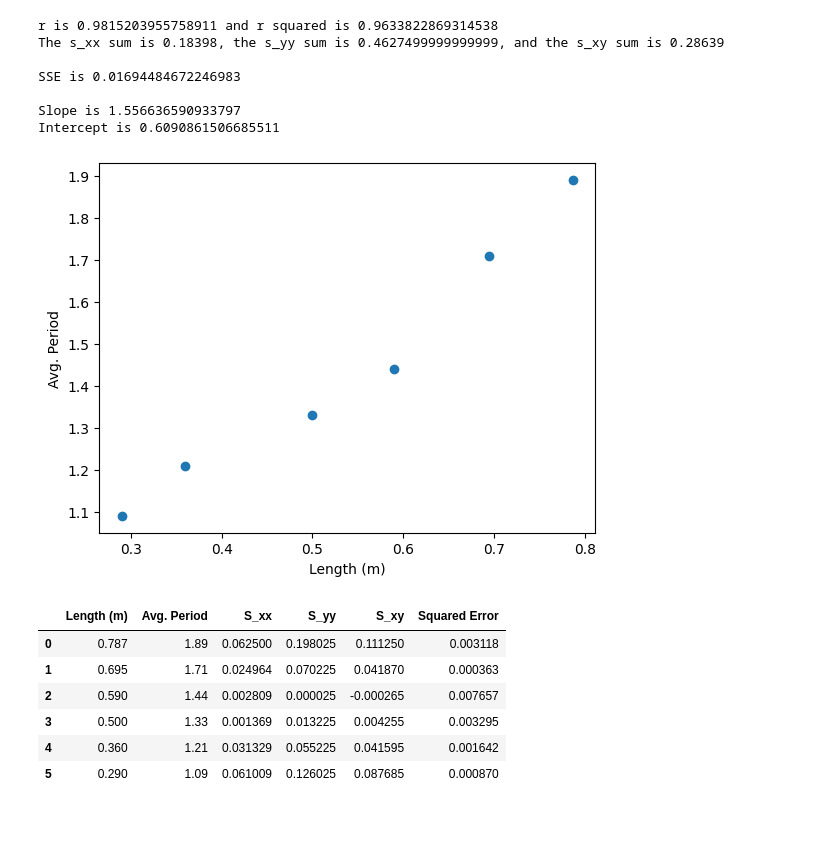
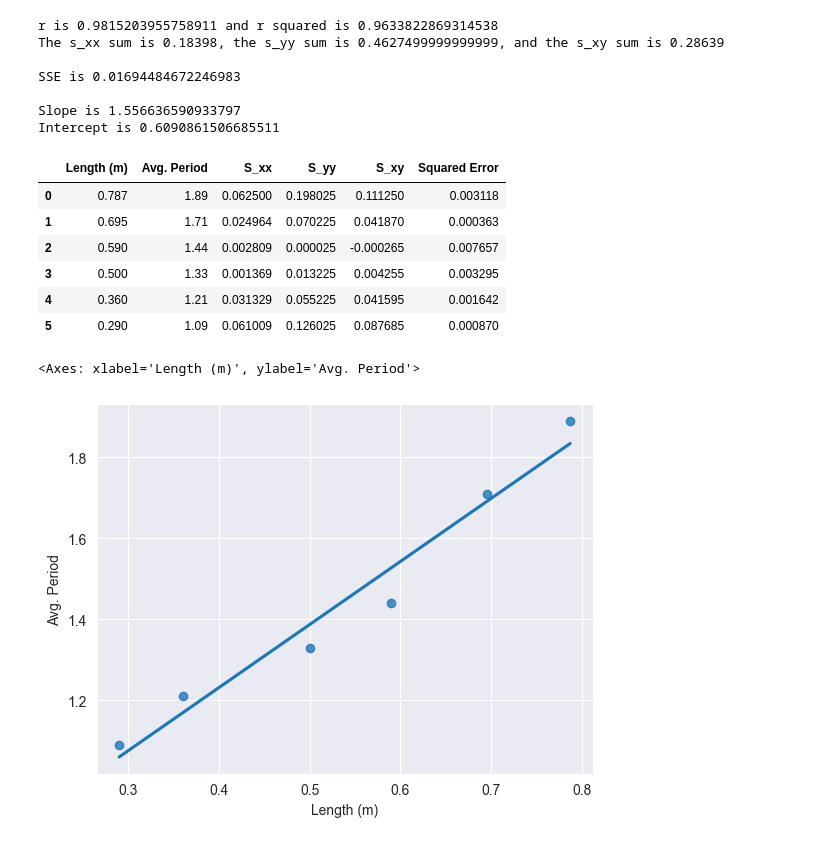
Before and after one commit to WarnerVance/Pendulum-lab, a Jupyter notebook: Linear data.ipynb, the cells around one changed output. Cells and saved outputs as stored; diff of their text form; code cells hidden in the pictures.

Commit message:
Added a seaborn regression plot containing a line of best fit

```diff
--- a/Linear data.ipynb
+++ b/Linear data.ipynb
@@ -109,14 +109,8 @@ SSE is 0.01694484672246983
 Slope is 1.556636590933797
 Intercept is 0.6090861506685511
 # %%
-plt.scatter(df['Length (m)'], df['Avg. Period'])
-plt.xlabel('Length (m)')
-plt.ylabel('Avg. Period')
-plt.show()
-# I wasn't able to find out the line of best fit
 df
 # %% [output]
-[figure, removed]
 |  | Length (m) | Avg. Period | S_xx | S_yy | S_xy | Squared Error |
 | 0 | 0.787 | 1.89 | 0.062500 | 0.198025 | 0.111250 | 0.003118 |
 | 1 | 0.695 | 1.71 | 0.024964 | 0.070225 | 0.041870 | 0.000363 |
@@ -124,3 +118,9 @@ df
 | 3 | 0.500 | 1.33 | 0.001369 | 0.013225 | 0.004255 | 0.003295 |
 | 4 | 0.360 | 1.21 | 0.031329 | 0.055225 | 0.041595 | 0.001642 |
 | 5 | 0.290 | 1.09 | 0.061009 | 0.126025 | 0.087685 | 0.000870 |
+# %%
+import seaborn as sns
+sns.regplot(data=df, x="Length (m)", y="Avg. Period", ci=None, label="Hello")
+# %% [output]
+<Axes: xlabel='Length (m)', ylabel='Avg. Period'>
+[figure, added]
```
Also changed, not shown: parts of 1 cell of this notebook, 1 other file.
